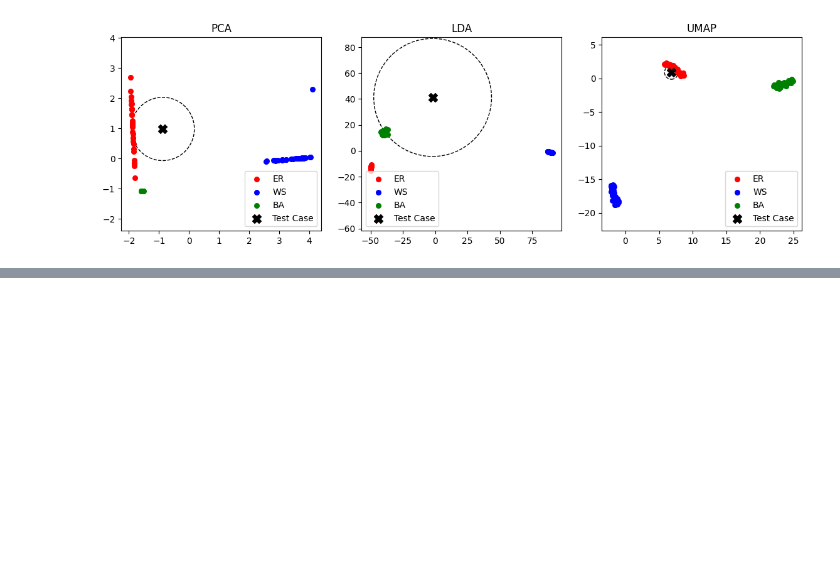
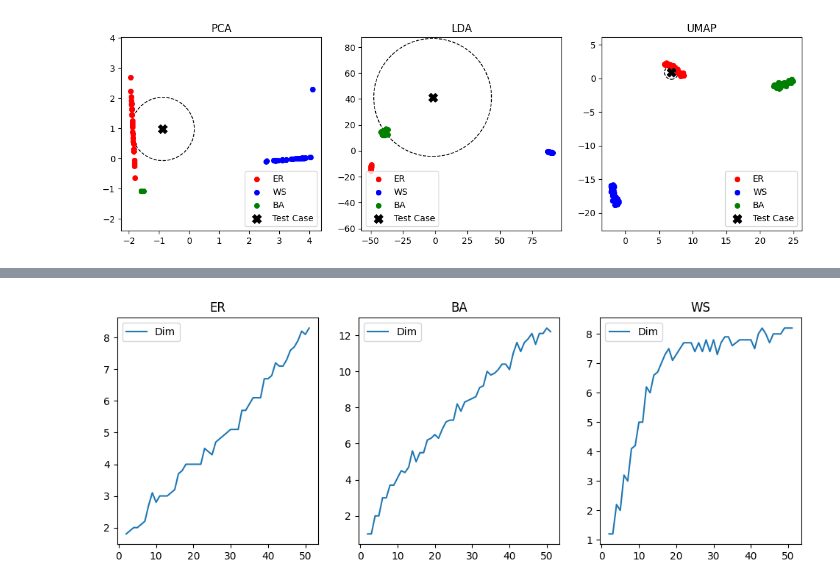
Before and after one commit to JunioCesarFerreira/ComplexNetworks, a Jupyter notebook: MyProject/complex-simplicial-network.ipynb, the cells around one changed output, grey strips where cells are left out. Cells and saved outputs as stored; diff of their text form; code cells hidden in the pictures; blank space fills up the shorter version.

```diff
--- a/MyProject/complex-simplicial-network.ipynb
+++ b/MyProject/complex-simplicial-network.ipynb
@@ -886,16 +887,12 @@ def test_generate_networks_plot_degree_dim_simplicial(n_nodes, av_degree_start,
         av_degree_stop (int): Grau médio final.
         n_networks (int): Número de redes a serem geradas.
     """
-    vector_len = 7
     X = []
     Y_GER = []
     Y_GBA = []
     Y_GWS = []
     for av_degree in range(av_degree_start, av_degree_stop):
         X.append(av_degree)
-        betti_GER = np.zeros(vector_len)
-        betti_GBA = np.zeros(vector_len)
-        betti_GWS = np.zeros(vector_len)
         dim_GER = 0
         dim_GBA = 0
         dim_GWS = 0
@@ -923,28 +920,25 @@ def test_generate_networks_plot_degree_dim_simplicial(n_nodes, av_degree_start,
         Y_GWS.append(dim_GWS)
 
 
-    Y_GER = list(map(list, zip(*Y_GER)))
-    Y_GBA = list(map(list, zip(*Y_GBA)))
-    Y_GWS = list(map(list, zip(*Y_GWS)))
-
     plt.figure(figsize=(12,4))
 
-    # Loop for para plotar os gráficos
-    for i in range(vector_len):
+    plt.subplot(1,3,1)
+    plt.title('ER')
+    plt.plot(X, Y_GER, label='Dim')
+    plt.legend()
 
-        plt.subplot(1,3,1)
-        plt.title('ER')
-        plt.plot(X, Y_GER[i], label=f'Dim {i}')
-        plt.legend()
+    plt.subplot(1,3,2)
+    plt.title('BA')
+    plt.plot(X, Y_GBA, label='Dim')
+    plt.legend()
 
-        plt.subplot(1,3,2)
-        plt.title('BA')
-        plt.plot(X, Y_GBA[i], label=f'Dim {i}')
-        plt.legend()
-
-        plt.subplot(1,3,3)
-        plt.title('WS')
-        plt.plot(X, Y_GWS[i], label=f'Dim {i}')
-        plt.legend()
+    plt.subplot(1,3,3)
+    plt.title('WS')
+    plt.plot(X, Y_GWS, label='Dim')
+    plt.legend()
 
     plt.show()
+# %%
+test_generate_networks_plot_degree_dim_simplicial(100, 2, 52, 10)
+# %% [output]
+[figure, added]
```
Also changed, not shown: parts of 3 cells of this notebook.
